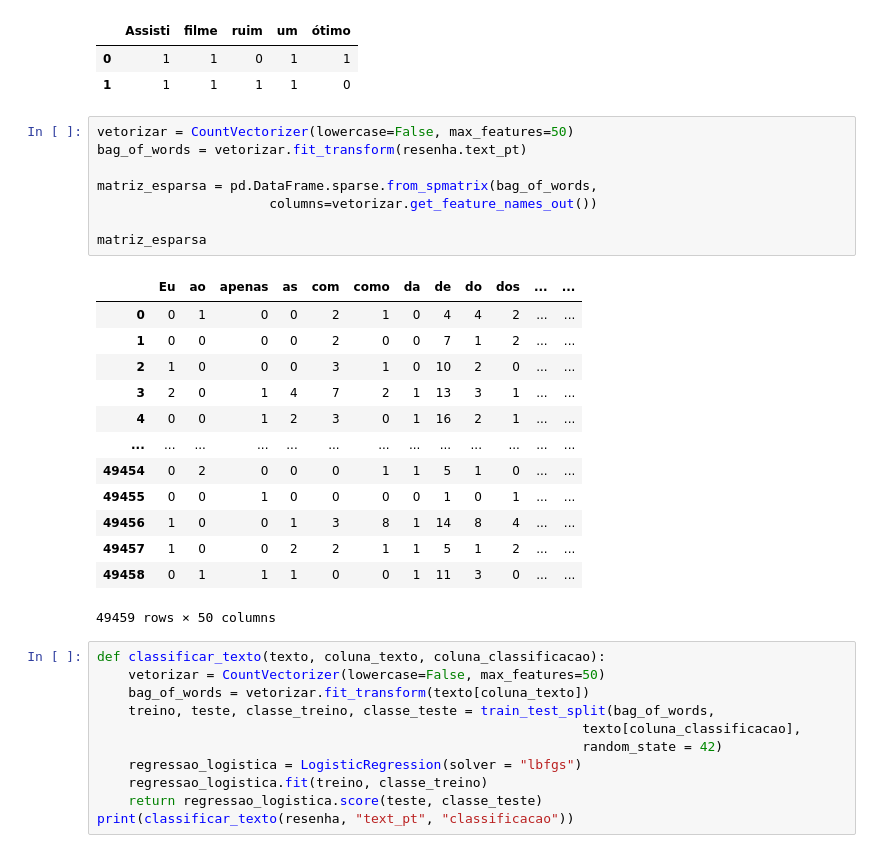
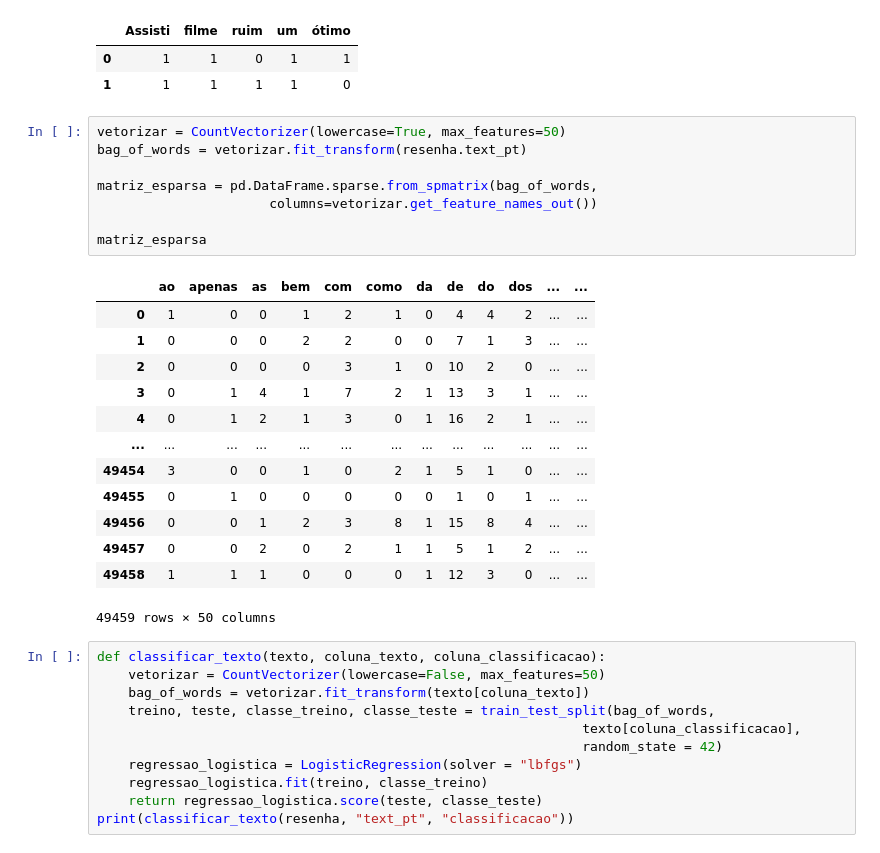
Before and after one commit to caiocoutinhoo/estudo-nlp, a Jupyter notebook: projeto1/Untitled.ipynb, the cells around one changed output. Drawn from its saved outputs; the diff is of its cells as text.

```diff
--- a/projeto1/Untitled.ipynb
+++ b/projeto1/Untitled.ipynb
@@ -97,26 +97,26 @@ matriz_esparsa
 | 0 | 1 | 1 | 0 | 1 | 1 |
 | 1 | 1 | 1 | 1 | 1 | 0 |
 # %%
-vetorizar = CountVectorizer(lowercase=False, max_features=50)
+vetorizar = CountVectorizer(lowercase=True, max_features=50)
 bag_of_words = vetorizar.fit_transform(resenha.text_pt)
 
 matriz_esparsa = pd.DataFrame.sparse.from_spmatrix(bag_of_words,
                       columns=vetorizar.get_feature_names_out())
 
 matriz_esparsa
 # %% [output]
-|  | Eu | ao | apenas | as | com | como | da | de | do | dos | ... | ... |
-| 0 | 0 | 1 | 0 | 0 | 2 | 1 | 0 | 4 | 4 | 2 | ... | ... |
-| 1 | 0 | 0 | 0 | 0 | 2 | 0 | 0 | 7 | 1 | 2 | ... | ... |
-| 2 | 1 | 0 | 0 | 0 | 3 | 1 | 0 | 10 | 2 | 0 | ... | ... |
-| 3 | 2 | 0 | 1 | 4 | 7 | 2 | 1 | 13 | 3 | 1 | ... | ... |
-| 4 | 0 | 0 | 1 | 2 | 3 | 0 | 1 | 16 | 2 | 1 | ... | ... |
+|  | ao | apenas | as | bem | com | como | da | de | do | dos | ... | ... |
+| 0 | 1 | 0 | 0 | 1 | 2 | 1 | 0 | 4 | 4 | 2 | ... | ... |
+| 1 | 0 | 0 | 0 | 2 | 2 | 0 | 0 | 7 | 1 | 3 | ... | ... |
+| 2 | 0 | 0 | 0 | 0 | 3 | 1 | 0 | 10 | 2 | 0 | ... | ... |
+| 3 | 0 | 1 | 4 | 1 | 7 | 2 | 1 | 13 | 3 | 1 | ... | ... |
+| 4 | 0 | 1 | 2 | 1 | 3 | 0 | 1 | 16 | 2 | 1 | ... | ... |
 | ... | ... | ... | ... | ... | ... | ... | ... | ... | ... | ... | ... | ... |
-| 49454 | 0 | 2 | 0 | 0 | 0 | 1 | 1 | 5 | 1 | 0 | ... | ... |
-| 49455 | 0 | 0 | 1 | 0 | 0 | 0 | 0 | 1 | 0 | 1 | ... | ... |
-| 49456 | 1 | 0 | 0 | 1 | 3 | 8 | 1 | 14 | 8 | 4 | ... | ... |
-| 49457 | 1 | 0 | 0 | 2 | 2 | 1 | 1 | 5 | 1 | 2 | ... | ... |
-| 49458 | 0 | 1 | 1 | 1 | 0 | 0 | 1 | 11 | 3 | 0 | ... | ... |
+| 49454 | 3 | 0 | 0 | 1 | 0 | 2 | 1 | 5 | 1 | 0 | ... | ... |
+| 49455 | 0 | 1 | 0 | 0 | 0 | 0 | 0 | 1 | 0 | 1 | ... | ... |
+| 49456 | 0 | 0 | 1 | 2 | 3 | 8 | 1 | 15 | 8 | 4 | ... | ... |
+| 49457 | 0 | 0 | 2 | 0 | 2 | 1 | 1 | 5 | 1 | 2 | ... | ... |
+| 49458 | 1 | 1 | 1 | 0 | 0 | 0 | 1 | 12 | 3 | 0 | ... | ... |
 49459 rows × 50 columns
 # %%
 def classificar_texto(texto, coluna_texto, coluna_classificacao):
```
Also changed, not shown: parts of 2 cells of this notebook, 37 other files.
